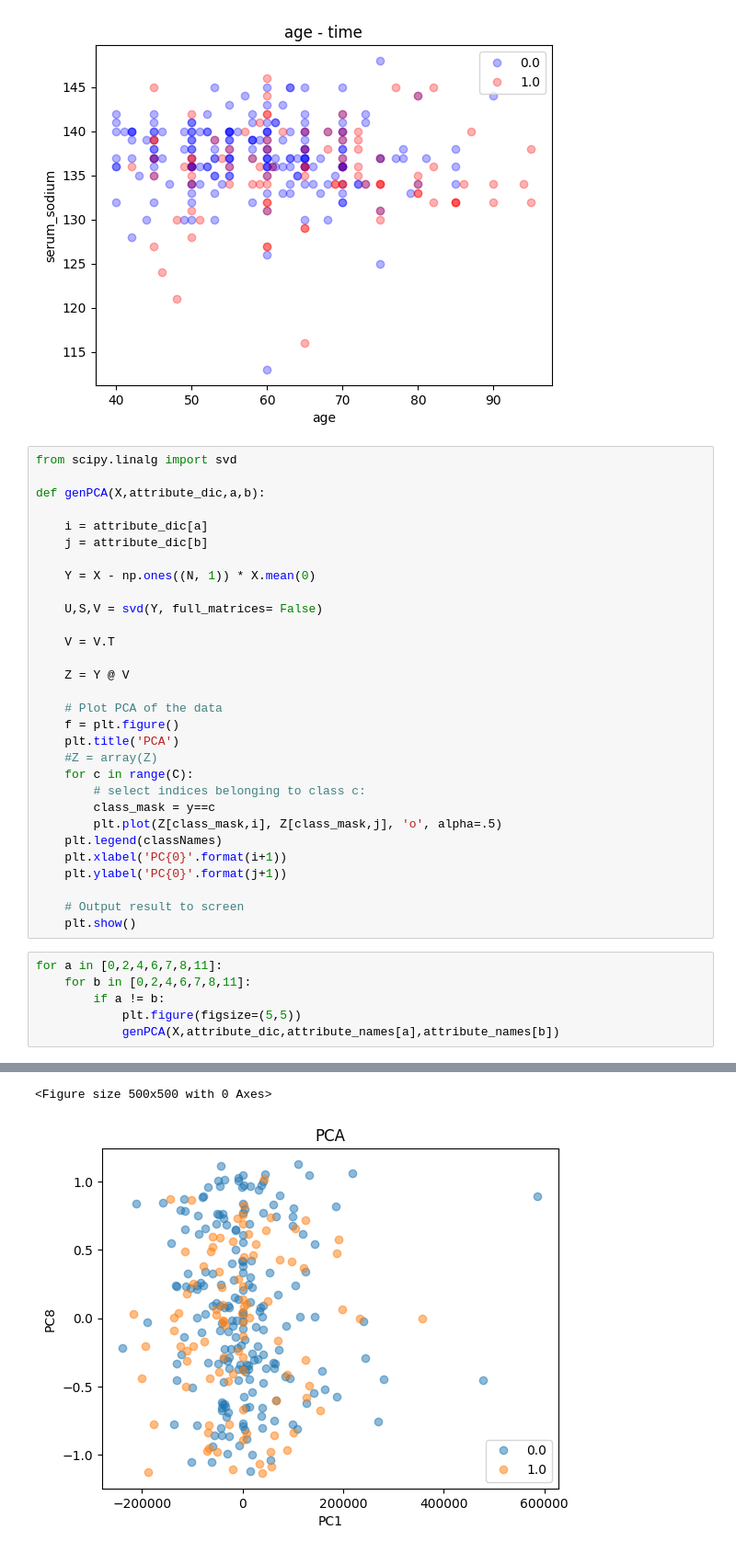
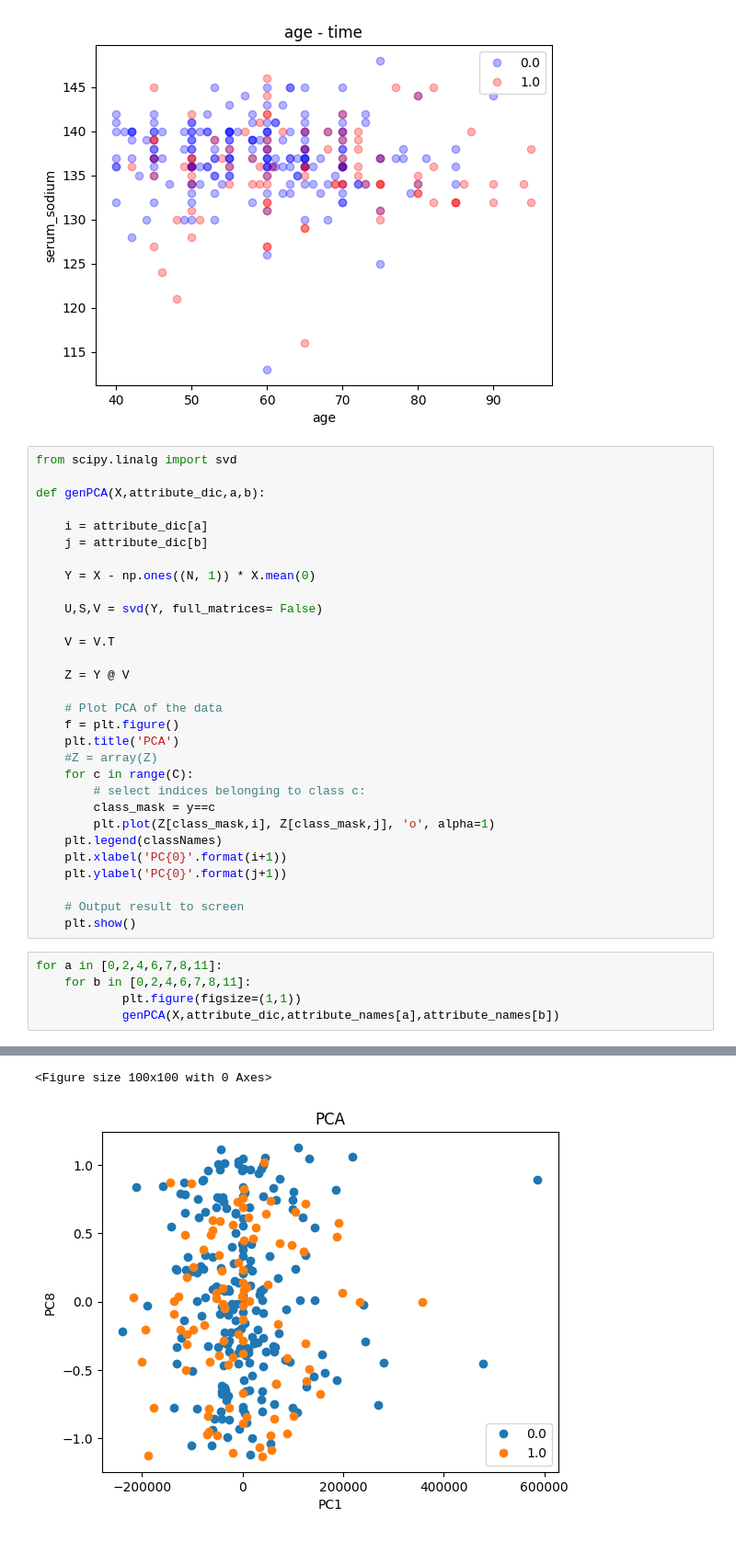
Before and after one commit to Erik100001000000/code, a Jupyter notebook: test.ipynb, the cells around one changed output, grey strips where cells are left out. Shown at 92% size. Saved outputs shown, nothing was run; the diff lists cells and outputs as text.

```diff
--- a/test.ipynb
+++ b/test.ipynb
@@ -177,7 +177,7 @@ def genPCA(X,attribute_dic,a,b):
     for c in range(C):
         # select indices belonging to class c:
         class_mask = y==c
-        plt.plot(Z[class_mask,i], Z[class_mask,j], 'o', alpha=.5)
+        plt.plot(Z[class_mask,i], Z[class_mask,j], 'o', alpha=1)
     plt.legend(classNames)
     plt.xlabel('PC{0}'.format(i+1))
     plt.ylabel('PC{0}'.format(j+1))
@@ -187,7 +187,6 @@ def genPCA(X,attribute_dic,a,b):
 # %%
 for a in [0,2,4,6,7,8,11]:
     for b in [0,2,4,6,7,8,11]:
-        if a != b:
-            plt.figure(figsize=(5,5))
+            plt.figure(figsize=(1,1))
             genPCA(X,attribute_dic,attribute_names[a],attribute_names[b])
 # %% [output]
@@ -200,2 +199,2 @@ for a in [0,2,4,6,7,8,11]:
-<Figure size 500x500 with 0 Axes>
+<Figure size 100x100 with 0 Axes>
-[figure, old version]
+[figure, new version]
```
Also changed, not shown: parts of 1 cell of this notebook, 1 other file.
